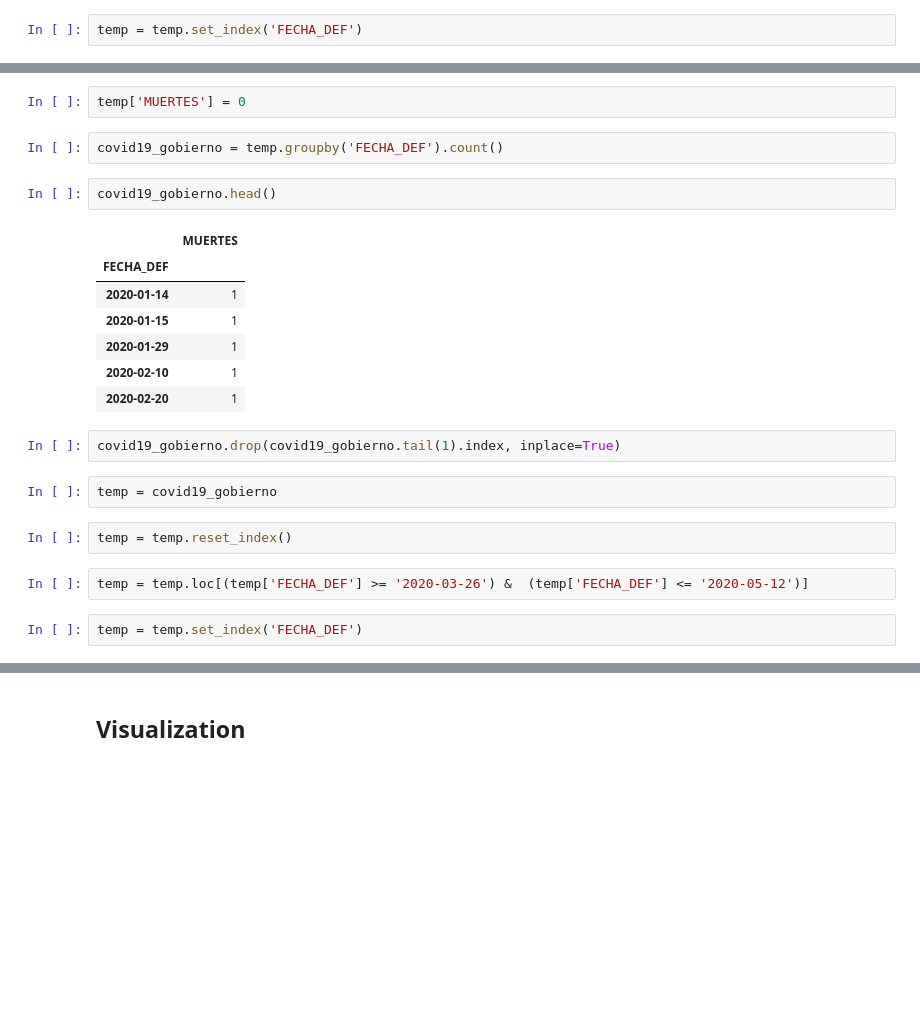
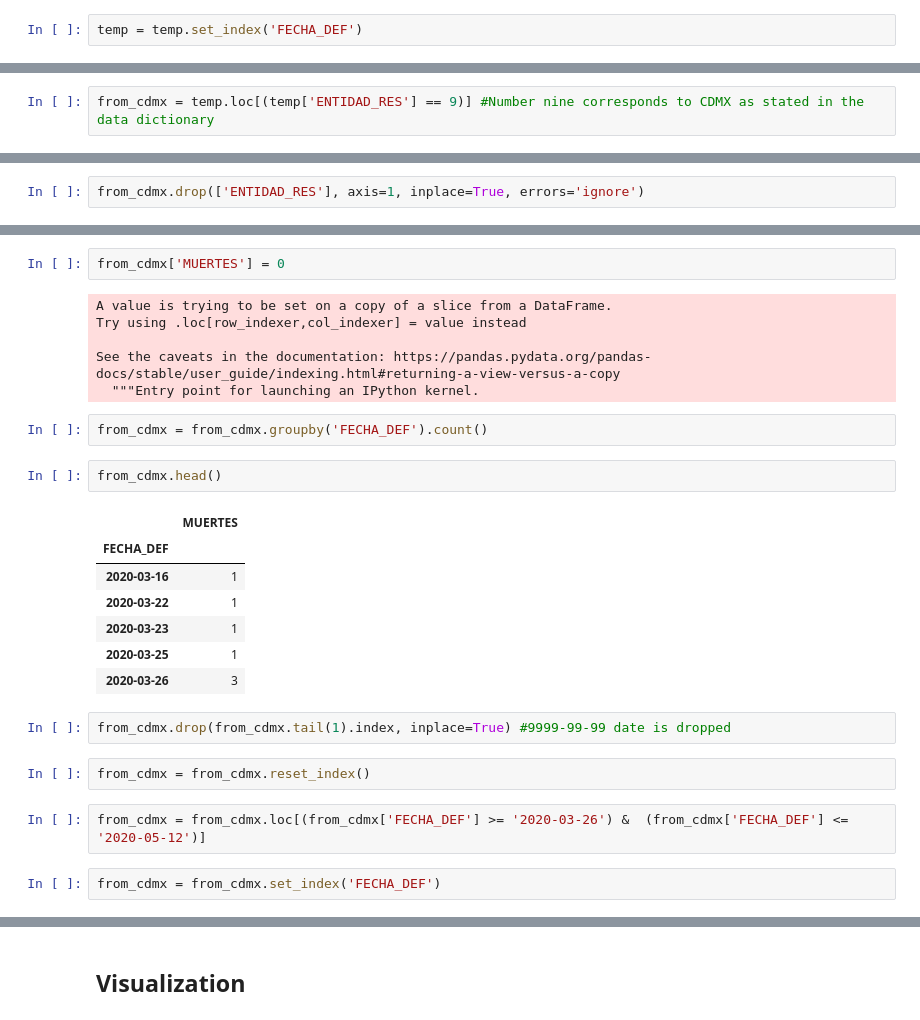
Before and after one commit to alejandropuerto/covid-19-death-comparison, a Jupyter notebook: covid-19 death comparison cdmx.ipynb, the cells around one changed output, grey strips where cells are left out. Drawn from its saved outputs; the diff is of its cells as text; blank space fills up the shorter version.

```diff
--- a/covid-19 death comparison cdmx.ipynb
+++ b/covid-19 death comparison cdmx.ipynb
@@ -106,0 +124,2 @@ temp = temp.set_index('FECHA_DEF')
+# %%
+from_cdmx = temp.loc[(temp['ENTIDAD_RES'] == 9)] #Number nine corresponds to CDMX as stated in the data dictionary
@@ -106,0 +143,2 @@ temp = temp.set_index('FECHA_DEF')
+# %%
+from_cdmx.drop(['ENTIDAD_RES'], axis=1, inplace=True, errors='ignore')
@@ -107,25 +167,29 @@ temp = temp.set_index('FECHA_DEF')
 # %%
-temp['MUERTES'] = 0
+from_cdmx['MUERTES'] = 0
+# %% [output]
+A value is trying to be set on a copy of a slice from a DataFrame.
+Try using .loc[row_indexer,col_indexer] = value instead
+
+See the caveats in the documentation: https://pandas.pydata.org/pandas-docs/stable/user_guide/indexing.html#returning-a-view-versus-a-copy
+  """Entry point for launching an IPython kernel.
 # %%
-covid19_gobierno = temp.groupby('FECHA_DEF').count()
+from_cdmx = from_cdmx.groupby('FECHA_DEF').count()
 # %%
-covid19_gobierno.head()
+from_cdmx.head()
 # %% [output]
 |  | MUERTES |
 | FECHA_DEF |  |
-| 2020-01-14 | 1 |
-| 2020-01-15 | 1 |
-| 2020-01-29 | 1 |
-| 2020-02-10 | 1 |
-| 2020-02-20 | 1 |
+| 2020-03-16 | 1 |
+| 2020-03-22 | 1 |
+| 2020-03-23 | 1 |
+| 2020-03-25 | 1 |
+| 2020-03-26 | 3 |
 # %%
-covid19_gobierno.drop(covid19_gobierno.tail(1).index, inplace=True)
+from_cdmx.drop(from_cdmx.tail(1).index, inplace=True) #9999-99-99 date is dropped
-# %%
-temp = covid19_gobierno
-# %%
-temp = temp.reset_index()
+# %%
+from_cdmx = from_cdmx.reset_index()
 # %%
-temp = temp.loc[(temp['FECHA_DEF'] >= '2020-03-26') &  (temp['FECHA_DEF'] <= '2020-05-12')]
+from_cdmx = from_cdmx.loc[(from_cdmx['FECHA_DEF'] >= '2020-03-26') &  (from_cdmx['FECHA_DEF'] <= '2020-05-12')]
 # %%
-temp = temp.set_index('FECHA_DEF')
+from_cdmx = from_cdmx.set_index('FECHA_DEF')
 # %%
```
Also changed, not shown: parts of 9 cells of this notebook.
